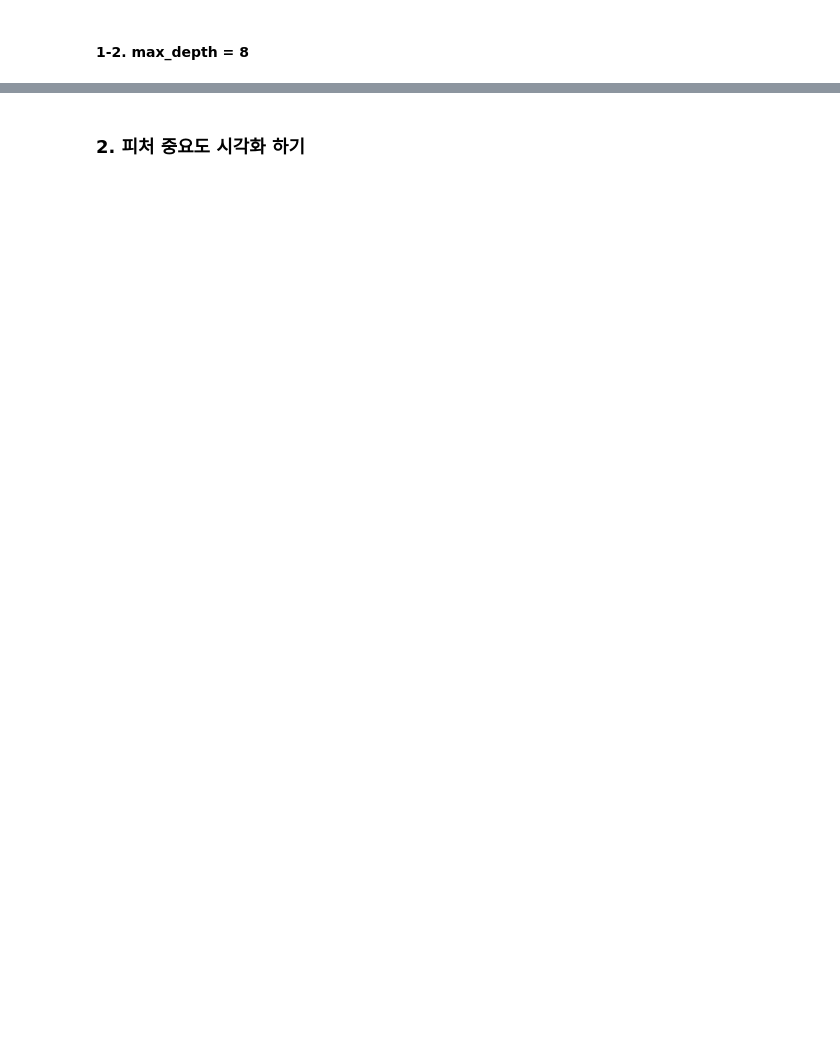
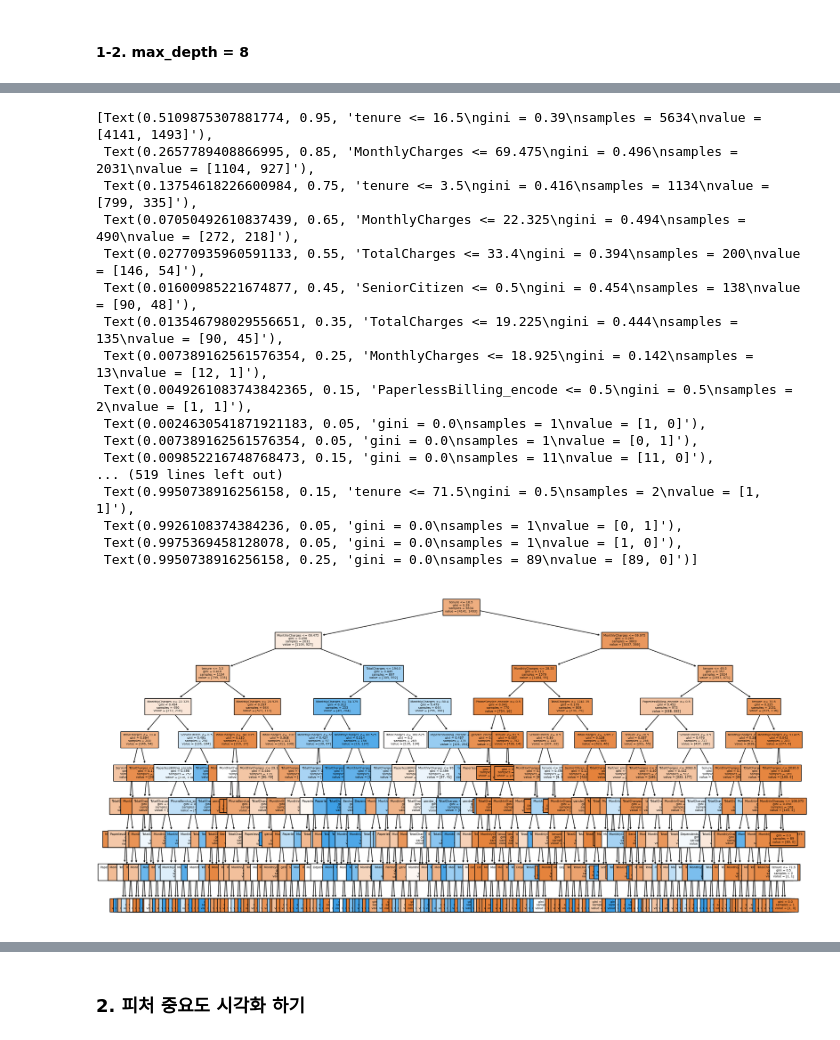
Before and after one commit to Minsoo0405/ML, a Jupyter notebook: Coaching_Study/code/1week_mission.ipynb, the cells around one changed output, grey strips where cells are left out. Drawn from its saved outputs; the diff is of its cells as text; code cells hidden in the pictures; blank space fills up the shorter version.

```diff
--- a/Coaching_Study/code/1week_mission.ipynb
+++ b/Coaching_Study/code/1week_mission.ipynb
@@ -427,0 +430,27 @@ plot_tree(model_8,
+# %%
+from sklearn.tree import plot_tree
+
+plt.figure(figsize=(20,10))
+plot_tree(model_9,
+          feature_names=feature_names,
+          fontsize=5,
+          filled=True)
+# %% [output]
+[Text(0.5109875307881774, 0.95, 'tenure <= 16.5\ngini = 0.39\nsamples = 5634\nvalue = [4141, 1493]'),
+ Text(0.2657789408866995, 0.85, 'MonthlyCharges <= 69.475\ngini = 0.496\nsamples = 2031\nvalue = [1104, 927]'),
+ Text(0.13754618226600984, 0.75, 'tenure <= 3.5\ngini = 0.416\nsamples = 1134\nvalue = [799, 335]'),
+ Text(0.07050492610837439, 0.65, 'MonthlyCharges <= 22.325\ngini = 0.494\nsamples = 490\nvalue = [272, 218]'),
+ Text(0.02770935960591133, 0.55, 'TotalCharges <= 33.4\ngini = 0.394\nsamples = 200\nvalue = [146, 54]'),
+ Text(0.01600985221674877, 0.45, 'SeniorCitizen <= 0.5\ngini = 0.454\nsamples = 138\nvalue = [90, 48]'),
+ Text(0.013546798029556651, 0.35, 'TotalCharges <= 19.225\ngini = 0.444\nsamples = 135\nvalue = [90, 45]'),
+ Text(0.007389162561576354, 0.25, 'MonthlyCharges <= 18.925\ngini = 0.142\nsamples = 13\nvalue = [12, 1]'),
+ Text(0.0049261083743842365, 0.15, 'PaperlessBilling_encode <= 0.5\ngini = 0.5\nsamples = 2\nvalue = [1, 1]'),
+ Text(0.0024630541871921183, 0.05, 'gini = 0.0\nsamples = 1\nvalue = [1, 0]'),
+ Text(0.007389162561576354, 0.05, 'gini = 0.0\nsamples = 1\nvalue = [0, 1]'),
+ Text(0.009852216748768473, 0.15, 'gini = 0.0\nsamples = 11\nvalue = [11, 0]'),
+... (519 lines left out)
+ Text(0.9950738916256158, 0.15, 'tenure <= 71.5\ngini = 0.5\nsamples = 2\nvalue = [1, 1]'),
+ Text(0.9926108374384236, 0.05, 'gini = 0.0\nsamples = 1\nvalue = [0, 1]'),
+ Text(0.9975369458128078, 0.05, 'gini = 0.0\nsamples = 1\nvalue = [1, 0]'),
+ Text(0.9950738916256158, 0.25, 'gini = 0.0\nsamples = 89\nvalue = [89, 0]')]
+[figure, added]
```
Also changed, not shown: parts of 44 cells of this notebook, 8 other files.
